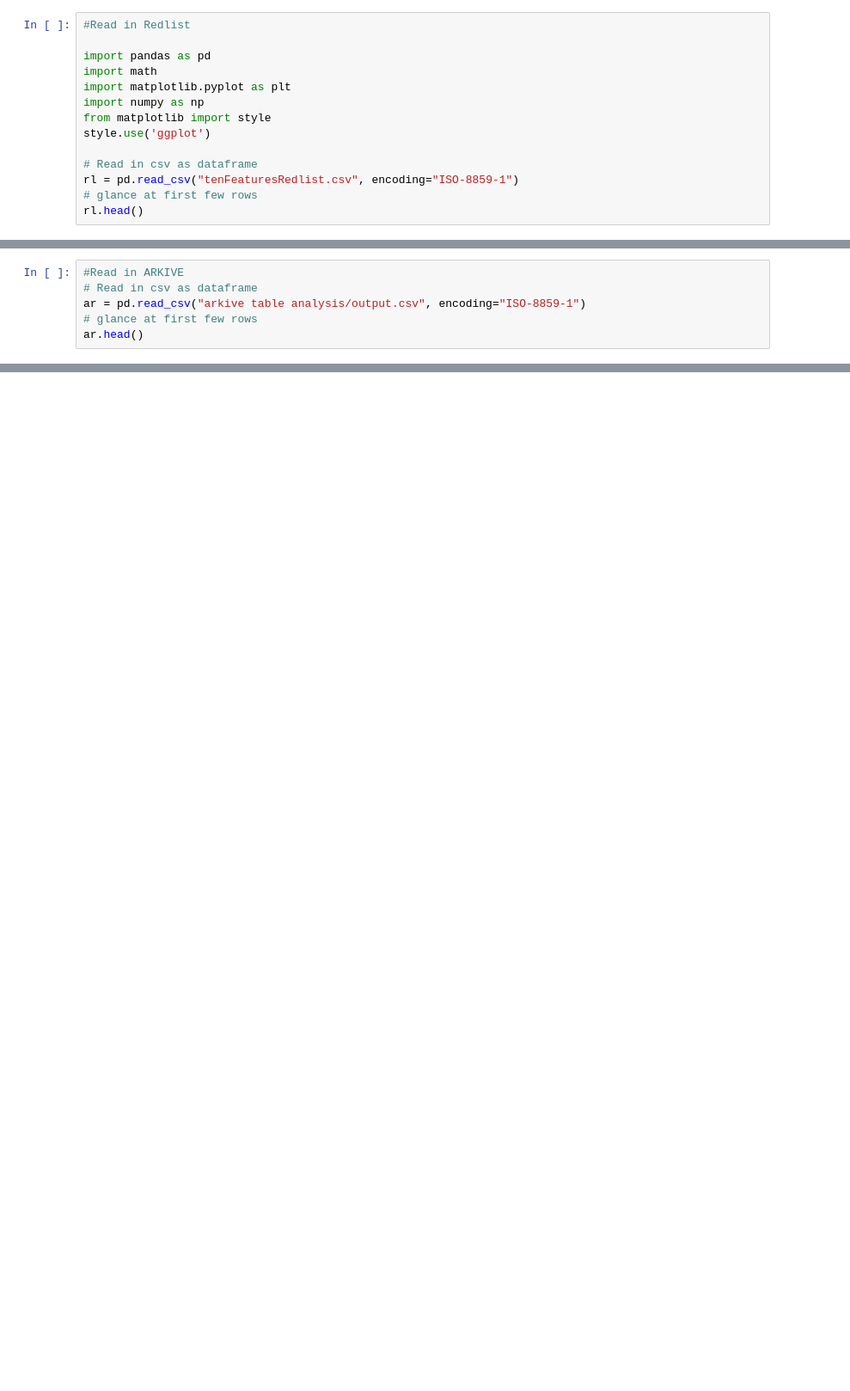
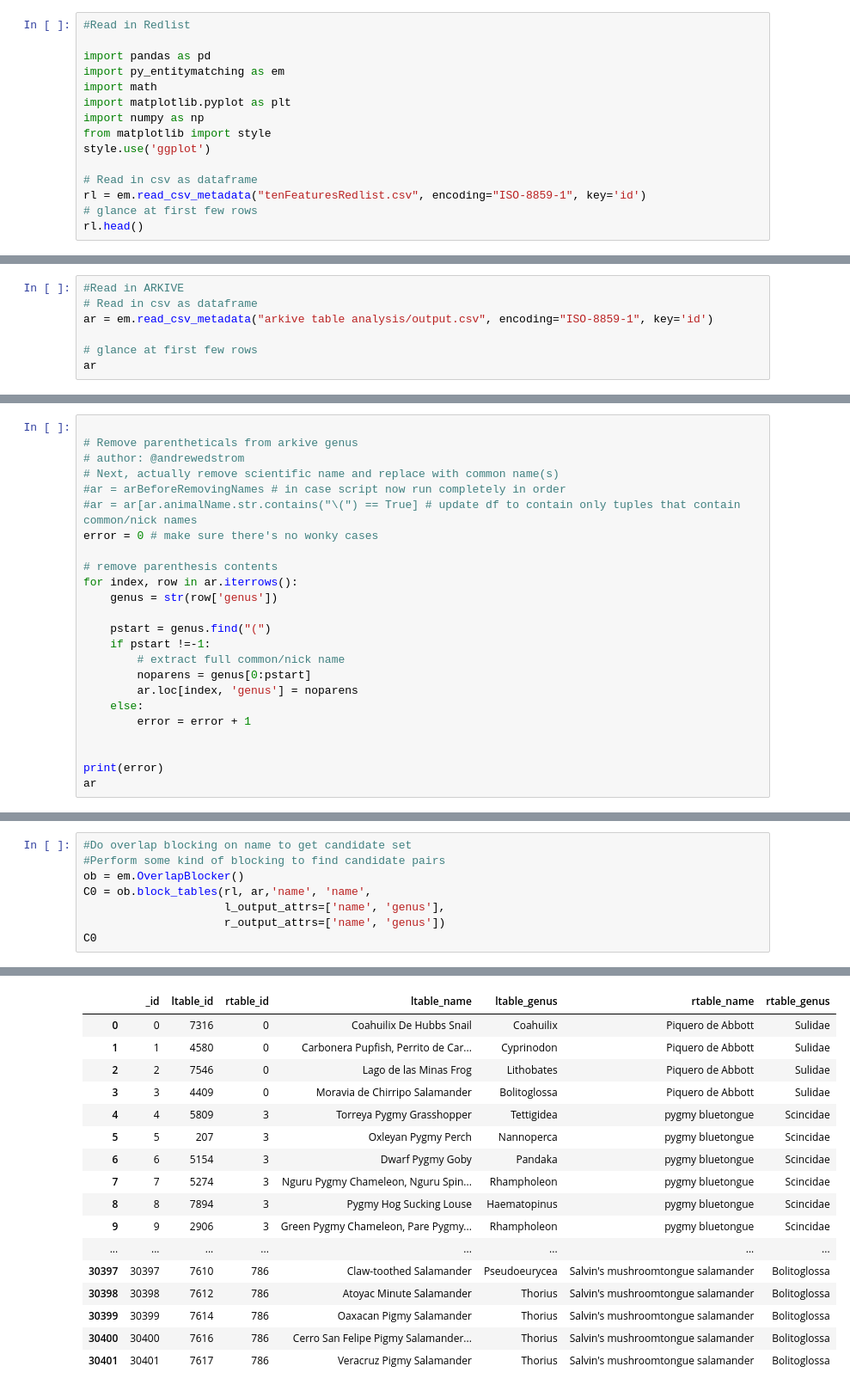
Before and after one commit to andrewedstrom/cs638project, a Jupyter notebook: Blocking.ipynb, the cells around one changed output, grey strips where cells are left out. Shown at 86% size. Drawn from its saved outputs; the diff is of its cells as text; blank space fills up the shorter version.

Commit message:
Initial blocking steps

```diff
--- a/Blocking.ipynb
+++ b/Blocking.ipynb
@@ -2,6 +2,7 @@
 #Read in Redlist
 
 import pandas as pd
+import py_entitymatching as em
 import math
 import matplotlib.pyplot as plt
 import numpy as np
@@ -9,7 +10,7 @@ from matplotlib import style
 style.use('ggplot')
 
 # Read in csv as dataframe
-rl = pd.read_csv("tenFeaturesRedlist.csv", encoding="ISO-8859-1")
+rl = em.read_csv_metadata("tenFeaturesRedlist.csv", encoding="ISO-8859-1", key='id')
 # glance at first few rows
 rl.head()
 # %% [output]
@@ -22,7 +24,8 @@ rl.head()
 # %%
 #Read in ARKIVE
 # Read in csv as dataframe
-ar = pd.read_csv("arkive table analysis/output.csv", encoding="ISO-8859-1")
+ar = em.read_csv_metadata("arkive table analysis/output.csv", encoding="ISO-8859-1", key='id')
+
 # glance at first few rows
-ar.head()
+ar
 # %% [output]
@@ -35,0 +51,24 @@ ar.head()
+# %%
+
+# Remove parentheticals from arkive genus
+# author: @andrewedstrom
+# Next, actually remove scientific name and replace with common name(s)
+#ar = arBeforeRemovingNames # in case script now run completely in order
+#ar = ar[ar.animalName.str.contains("\(") == True] # update df to contain only tuples that contain common/nick names
+error = 0 # make sure there's no wonky cases
+
+# remove parenthesis contents
+for index, row in ar.iterrows():
+    genus = str(row['genus'])
+
+    pstart = genus.find("(")
+    if pstart !=-1:
+        # extract full common/nick name
+        noparens = genus[0:pstart]
+        ar.loc[index, 'genus'] = noparens
+    else:
+        error = error + 1
+
+
+print(error)
+ar
@@ -35,0 +116,9 @@ ar.head()
+# %%
+#Do overlap blocking on name to get candidate set
+#Perform some kind of blocking to find candidate pairs
+ob = em.OverlapBlocker()
+C0 = ob.block_tables(rl, ar,'name', 'name',
+                     l_output_attrs=['name', 'genus'],
+                     r_output_attrs=['name', 'genus'])
+C0
+# %% [output]
@@ -35,0 +128,17 @@ ar.head()
+|  | _id | ltable_id | rtable_id | ltable_name | ltable_genus | rtable_name | rtable_genus |
+| 0 | 0 | 7316 | 0 | Coahuilix De Hubbs Snail | Coahuilix | Piquero de Abbott | Sulidae |
+| 1 | 1 | 4580 | 0 | Carbonera Pupfish, Perrito de Car... | Cyprinodon | Piquero de Abbott | Sulidae |
+| 2 | 2 | 7546 | 0 | Lago de las Minas Frog | Lithobates | Piquero de Abbott | Sulidae |
+| 3 | 3 | 4409 | 0 | Moravia de Chirripo Salamander | Bolitoglossa | Piquero de Abbott | Sulidae |
+| 4 | 4 | 5809 | 3 | Torreya Pygmy Grasshopper | Tettigidea | pygmy bluetongue | Scincidae |
+| 5 | 5 | 207 | 3 | Oxleyan Pygmy Perch | Nannoperca | pygmy bluetongue | Scincidae |
+| 6 | 6 | 5154 | 3 | Dwarf Pygmy Goby | Pandaka | pygmy bluetongue | Scincidae |
+| 7 | 7 | 5274 | 3 | Nguru Pygmy Chameleon, Nguru Spin... | Rhampholeon | pygmy bluetongue | Scincidae |
+| 8 | 8 | 7894 | 3 | Pygmy Hog Sucking Louse | Haematopinus | pygmy bluetongue | Scincidae |
+| 9 | 9 | 2906 | 3 | Green Pygmy Chameleon, Pare Pygmy... | Rhampholeon | pygmy bluetongue | Scincidae |
+| ... | ... | ... | ... | ... | ... | ... | ... |
+| 30397 | 30397 | 7610 | 786 | Claw-toothed Salamander | Pseudoeurycea | Salvin's mushroomtongue salamander | Bolitoglossa |
+| 30398 | 30398 | 7612 | 786 | Atoyac Minute Salamander | Thorius | Salvin's mushroomtongue salamander | Bolitoglossa |
+| 30399 | 30399 | 7614 | 786 | Oaxacan Pigmy Salamander | Thorius | Salvin's mushroomtongue salamander | Bolitoglossa |
+| 30400 | 30400 | 7616 | 786 | Cerro San Felipe Pigmy Salamander... | Thorius | Salvin's mushroomtongue salamander | Bolitoglossa |
+| 30401 | 30401 | 7617 | 786 | Veracruz Pigmy Salamander | Thorius | Salvin's mushroomtongue salamander | Bolitoglossa |
```
Also changed, not shown: parts of 9 cells of this notebook, 3 other files.
